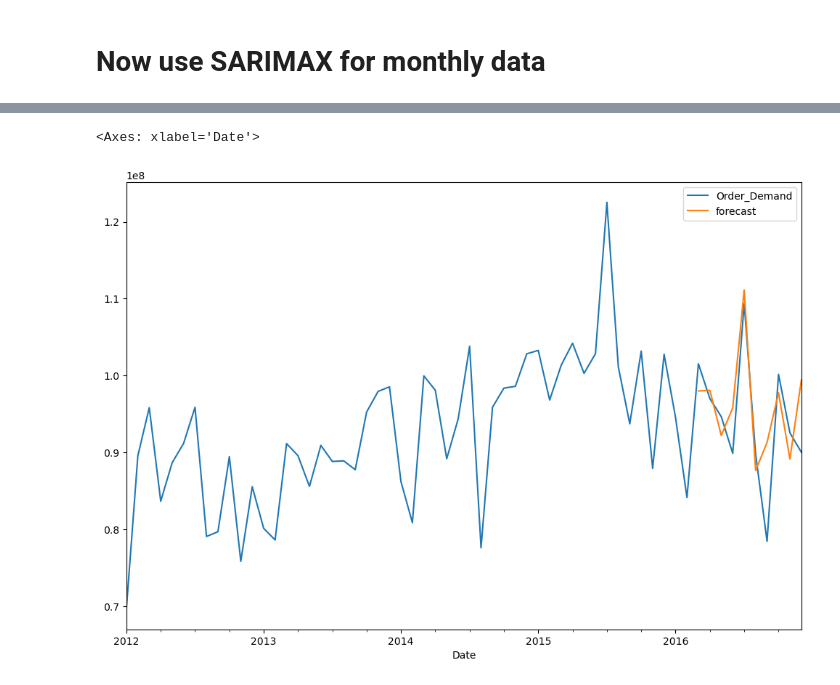
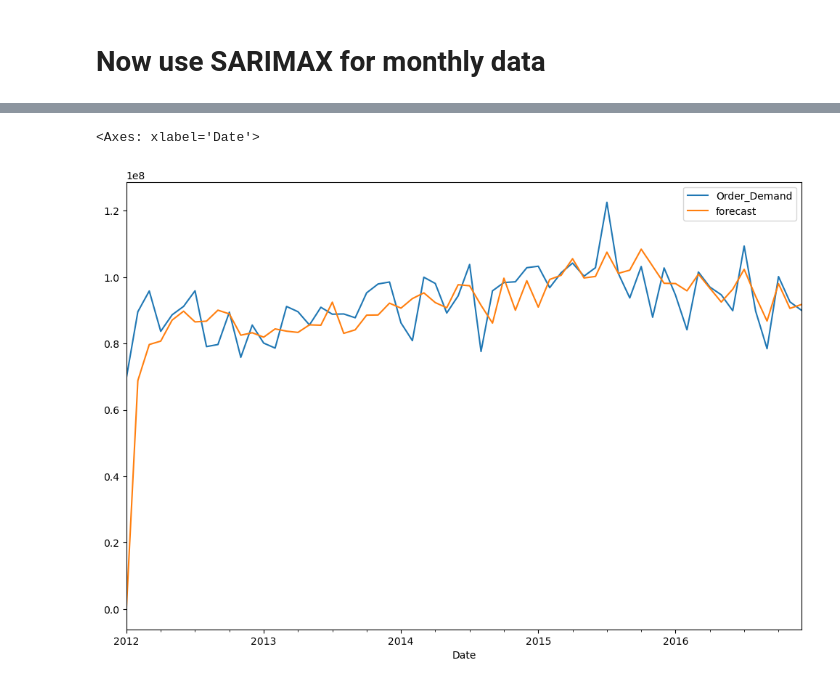
Before and after one commit to jannisz/times_series_1, a Jupyter notebook: note1.ipynb, the cells around one changed output, grey strips where cells are left out. Saved outputs shown, nothing was run; the diff lists cells and outputs as text; code cells hidden in the pictures.

Commit message:
Fine tuning sarimax

```diff
--- a/note1.ipynb
+++ b/note1.ipynb
@@ -256,7 +274,7 @@ for param in pdq:
     except:
         continue
 # %%
-model= ARIMA(filterr_df, order= (4,0,4))
+model= ARIMA(filterr_df, order= (8,0,0))
 model_fit= model.fit()
 # %%
 model_fit.summary()
@@ -285,8 +343,8 @@ for param in pdq:
         except:
             continue
 # %%
-mod = SARIMAX(filterr_df,order=(1, 1, 1),
-                                seasonal_order=(0, 1, 1, 12),
+mod = SARIMAX(filterr_df,order=(3, 0, 2),
+                                seasonal_order=(3, 0, 2, 6),
             enforce_stationarity=False,enforce_invertibility=False) #i don't know if i need them
 results = mod.fit()
 results.summary()
@@ -416,0 +476,2 @@ for param in pdq:
+# %%
+df_monthly['shift12'] = df_monthly['Order_Demand']- df_monthly['Order_Demand'].shift(12)
@@ -417,7 +496,8 @@ for param in pdq:
 # %%
-mod = SARIMAX(df_monthly,order=(1, 1, 1),
-                                seasonal_order=(1, 1, 0, 12),
-            enforce_stationarity=False,enforce_invertibility=False) #i don't know if i need them
+mod = SARIMAX(df_monthly,order=(8, 0, 1),
+                                seasonal_order=(3, 0, 2, 12),
+            #enforce_stationarity=False,enforce_invertibility=False
+            ) #i don't know if i need them
 results = mod.fit()
 results.summary()
 # %% [output]
@@ -444,6 +535,6 @@ Warnings:
 # %%
-df_monthly['forecast']= results.predict(start=50, end= 60, dynamic=True)
+df_monthly['forecast']= results.predict(start=0, end= 60, dynamic=False)
 df_monthly[['Order_Demand', 'forecast']].plot(figsize=(12,8))
 # %% [output]
 <Axes: xlabel='Date'>
-[figure, old version]
+[figure, new version]
```
Also changed, not shown: parts of 25 cells of this notebook.
